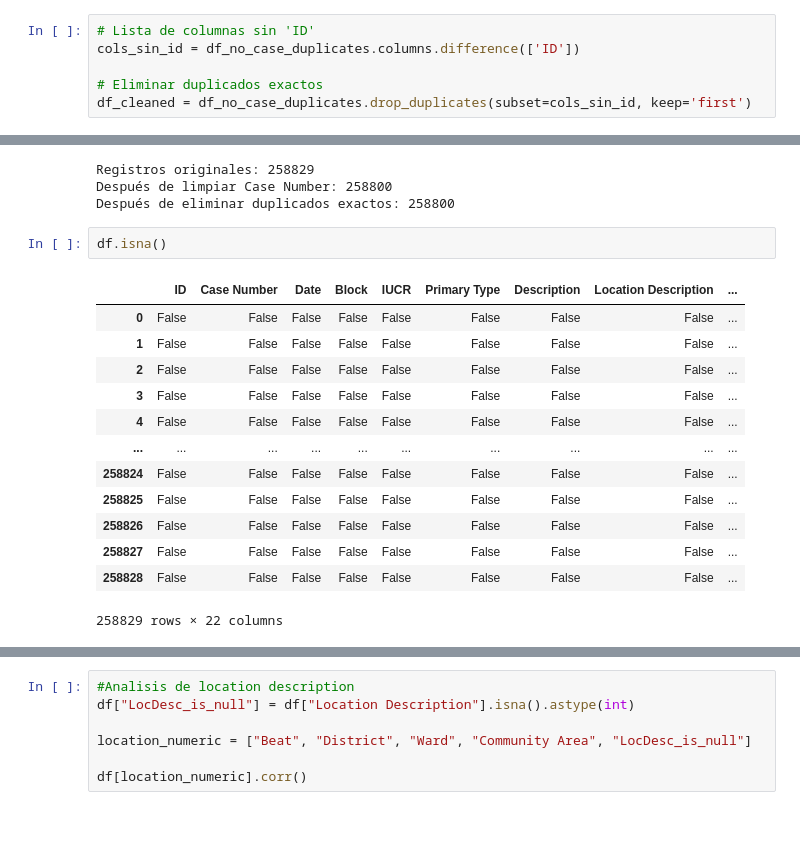
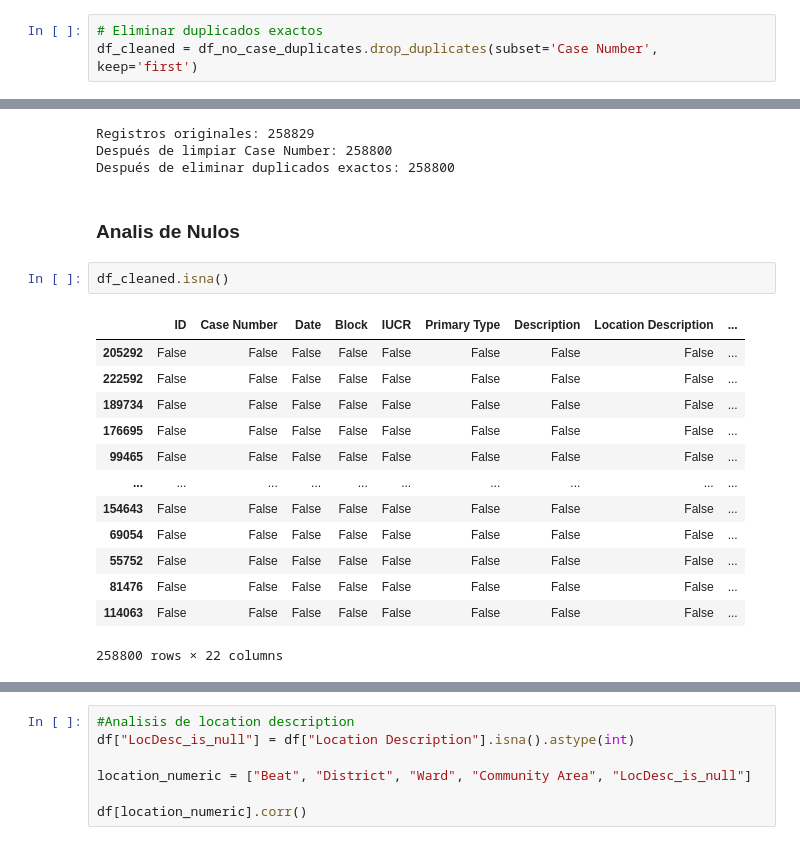
Before and after one commit to AlejandroValle99/trabajo_practico-AdD_g8, a Jupyter notebook: main.ipynb, the cells around one changed output, grey strips where cells are left out. Drawn from its saved outputs; the diff is of its cells as text.

```diff
--- a/main.ipynb
+++ b/main.ipynb
@@ -246,11 +313,8 @@ df_sorted = df.sort_values(by=['Case Number', 'Date'], ascending=[True, False])
 # Mantener solo el primer registro por Case Number (la más reciente)
 df_no_case_duplicates = df_sorted.drop_duplicates(subset='Case Number', keep='first')
 # %%
-# Lista de columnas sin 'ID'
-cols_sin_id = df_no_case_duplicates.columns.difference(['ID'])
-
 # Eliminar duplicados exactos
-df_cleaned = df_no_case_duplicates.drop_duplicates(subset=cols_sin_id, keep='first')
+df_cleaned = df_no_case_duplicates.drop_duplicates(subset='Case Number', keep='first')
 # %%
 print("Registros originales:", len(df))
 print("Después de limpiar Case Number:", len(df_no_case_duplicates))
@@ -259,21 +323,23 @@ print("Después de eliminar duplicados exactos:", len(df_cleaned))
 Registros originales: 258829
 Después de limpiar Case Number: 258800
 Después de eliminar duplicados exactos: 258800
+# %% [markdown]
+### Analis de Nulos
 # %%
-df.isna()
+df_cleaned.isna()
 # %% [output]
 |  | ID | Case Number | Date | Block | IUCR | Primary Type | Description | Location Description | ... |
-| 0 | False | False | False | False | False | False | False | False | ... |
-| 1 | False | False | False | False | False | False | False | False | ... |
-| 2 | False | False | False | False | False | False | False | False | ... |
-| 3 | False | False | False | False | False | False | False | False | ... |
-| 4 | False | False | False | False | False | False | False | False | ... |
+| 205292 | False | False | False | False | False | False | False | False | ... |
+| 222592 | False | False | False | False | False | False | False | False | ... |
+| 189734 | False | False | False | False | False | False | False | False | ... |
+| 176695 | False | False | False | False | False | False | False | False | ... |
+| 99465 | False | False | False | False | False | False | False | False | ... |
 | ... | ... | ... | ... | ... | ... | ... | ... | ... | ... |
-| 258824 | False | False | False | False | False | False | False | False | ... |
-| 258825 | False | False | False | False | False | False | False | False | ... |
-| 258826 | False | False | False | False | False | False | False | False | ... |
-| 258827 | False | False | False | False | False | False | False | False | ... |
-| 258828 | False | False | False | False | False | False | False | False | ... |
+| 154643 | False | False | False | False | False | False | False | False | ... |
+| 69054 | False | False | False | False | False | False | False | False | ... |
+| 55752 | False | False | False | False | False | False | False | False | ... |
+| 81476 | False | False | False | False | False | False | False | False | ... |
+| 114063 | False | False | False | False | False | False | False | False | ... |
-258829 rows × 22 columns
+258800 rows × 22 columns
 # %%
 #Proporcion de valores nules en cada columna
```
Also changed, not shown: parts of 39 cells of this notebook.
